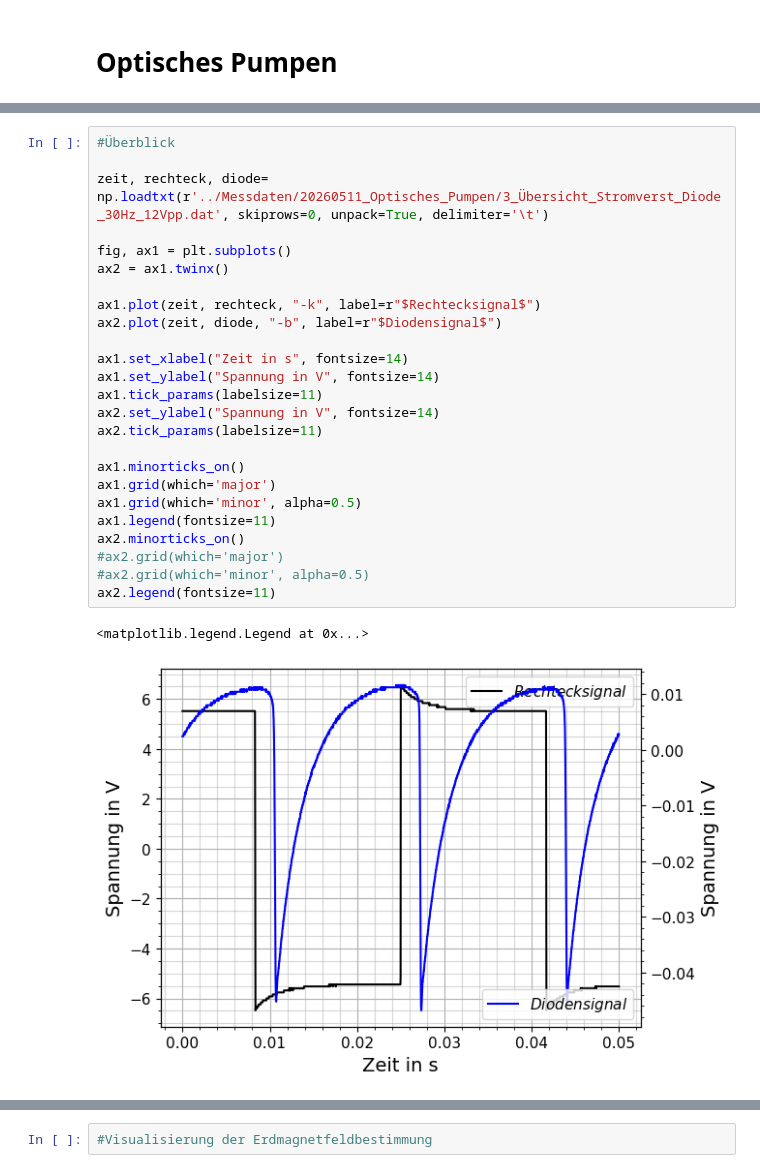
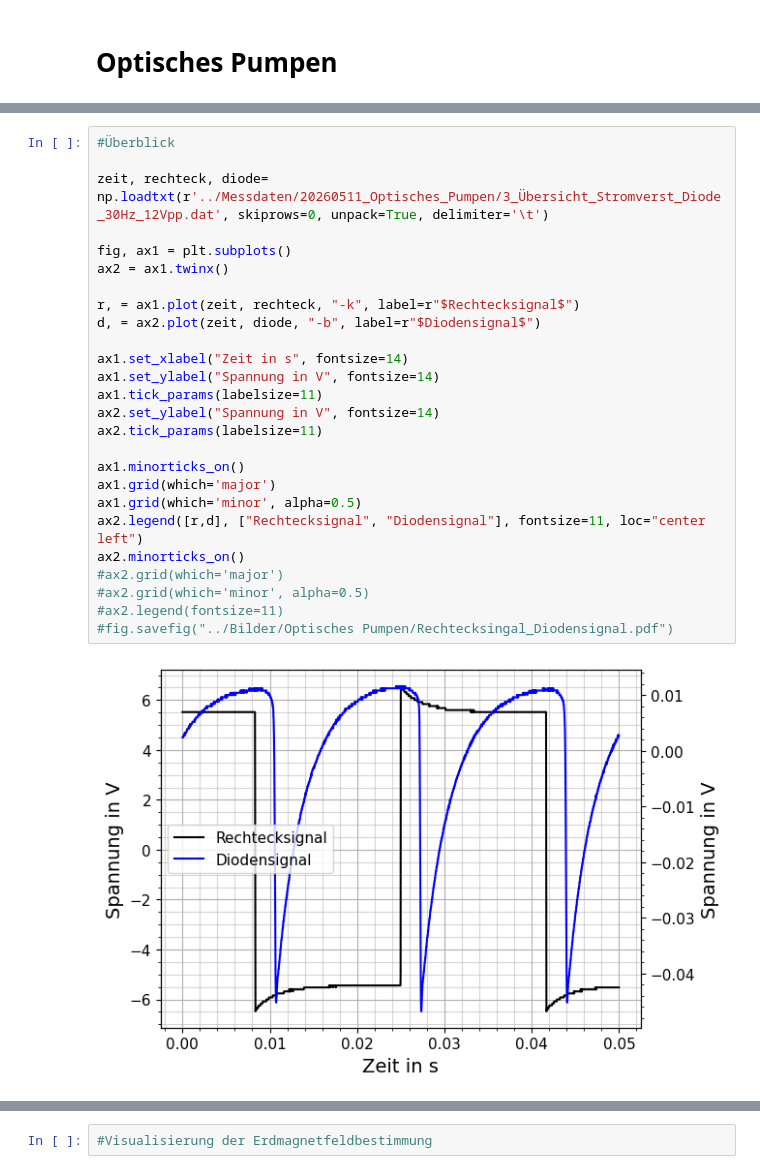
Before and after one commit to NicolasRohrbeck/fprak, a Jupyter notebook: scripts/optpumpen.ipynb, the cells around one changed output, grey strips where cells are left out. Drawn from its saved outputs; the diff is of its cells as text.

```diff
--- a/scripts/optpumpen.ipynb
+++ b/scripts/optpumpen.ipynb
@@ -77,31 +77,31 @@ Induktivität = 4.600474578127067 +/- 0.030272138079444566 mH
 # %%
 #Überblick
 
 zeit, rechteck, diode= np.loadtxt(r'../Messdaten/20260511_Optisches_Pumpen/3_Übersicht_Stromverst_Diode_30Hz_12Vpp.dat', skiprows=0, unpack=True, delimiter='\t')
 
 fig, ax1 = plt.subplots()
 ax2 = ax1.twinx()
 
-ax1.plot(zeit, rechteck, "-k", label=r"$Rechtecksignal$")
-ax2.plot(zeit, diode, "-b", label=r"$Diodensignal$")
+r, = ax1.plot(zeit, rechteck, "-k", label=r"$Rechtecksignal$")
+d, = ax2.plot(zeit, diode, "-b", label=r"$Diodensignal$")
 
 ax1.set_xlabel("Zeit in s", fontsize=14)
 ax1.set_ylabel("Spannung in V", fontsize=14)
 ax1.tick_params(labelsize=11)
 ax2.set_ylabel("Spannung in V", fontsize=14)
 ax2.tick_params(labelsize=11)
 
 ax1.minorticks_on()
 ax1.grid(which='major')
 ax1.grid(which='minor', alpha=0.5)
-ax1.legend(fontsize=11)
+ax2.legend([r,d], ["Rechtecksignal", "Diodensignal"], fontsize=11, loc="center left")
 ax2.minorticks_on()
 #ax2.grid(which='major')
 #ax2.grid(which='minor', alpha=0.5)
-ax2.legend(fontsize=11)
+#ax2.legend(fontsize=11)
+#fig.savefig("../Bilder/Optisches Pumpen/Rechtecksingal_Diodensignal.pdf")
 # %% [output]
-<matplotlib.legend.Legend at 0x...>
-[figure, old version]
+[figure, new version]
 # %%
 #Test, ob die Induktivität der Spule für die Zeitverzögerung im Diodensignal verantwortlich ist
 
```
Also changed, not shown: parts of 5 cells of this notebook, 5 other files.
